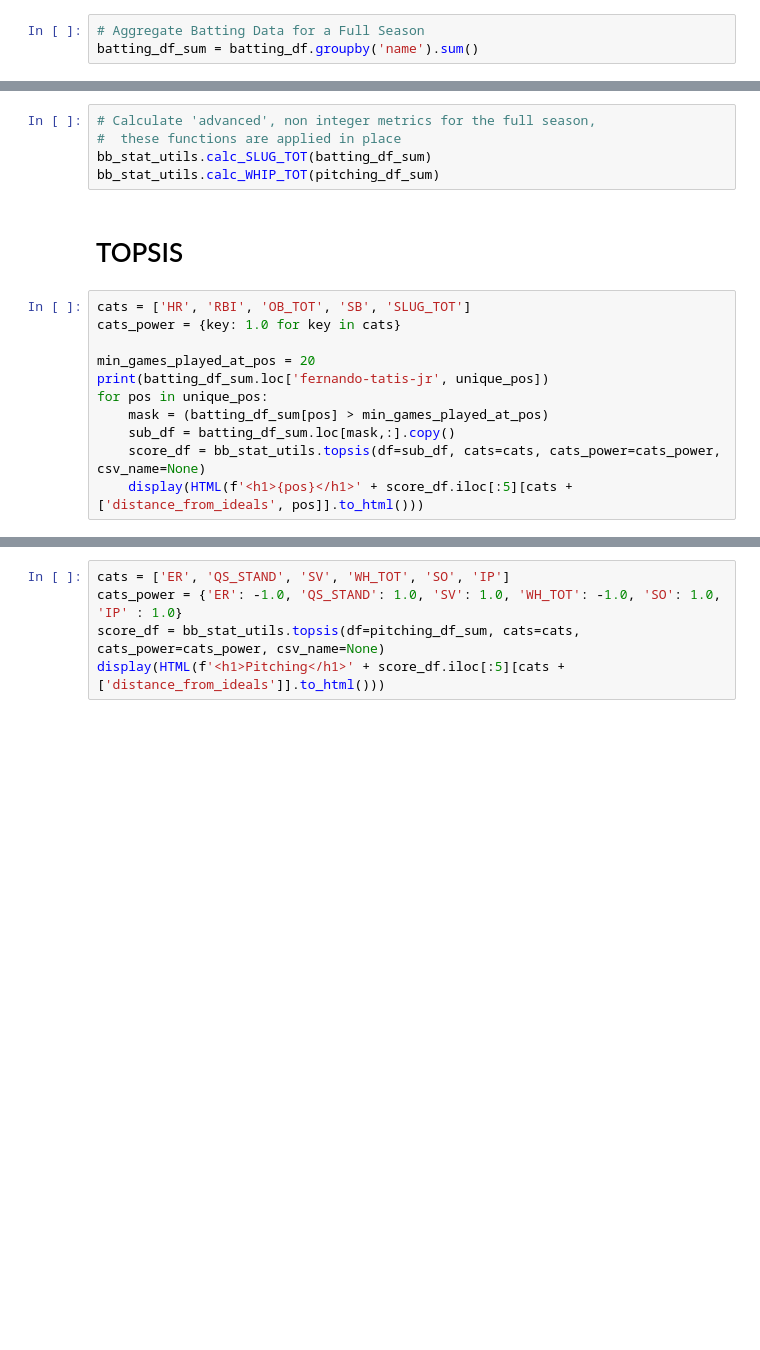
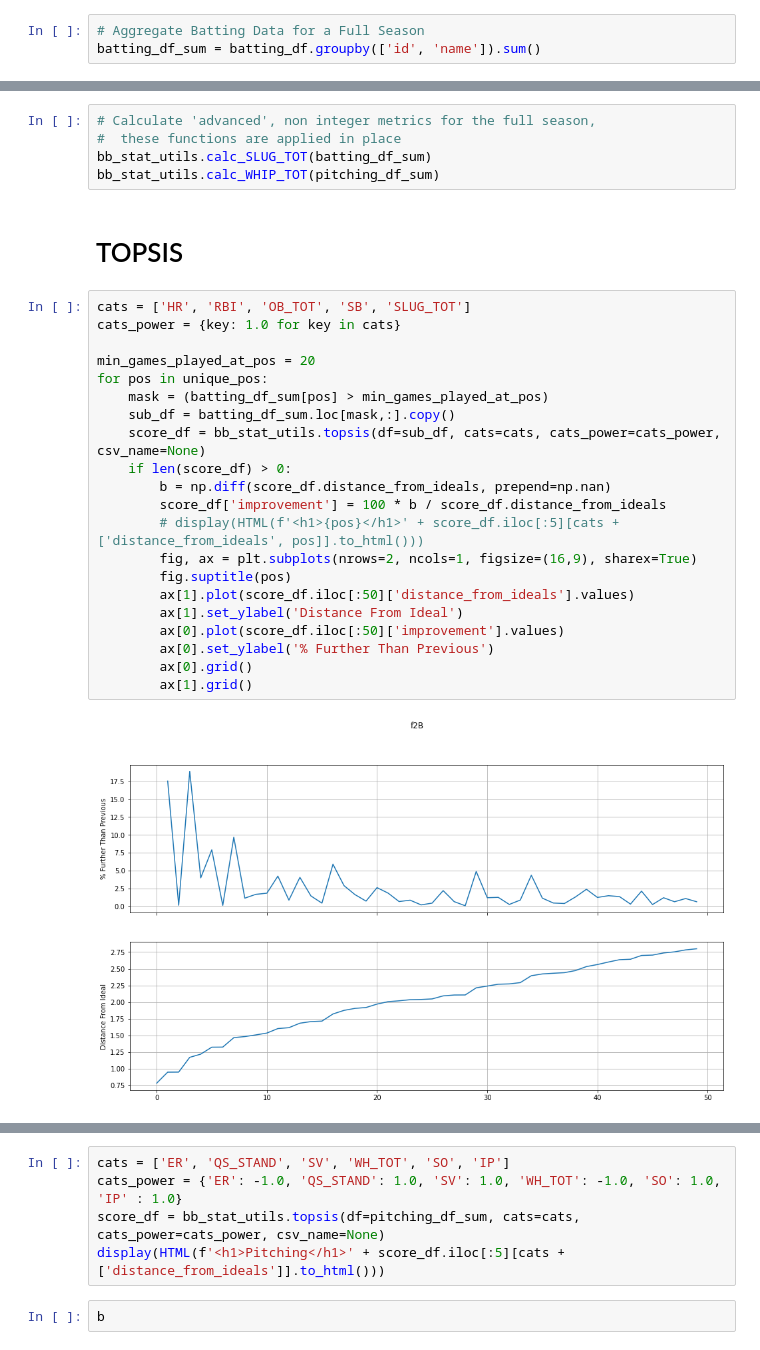
Before and after one commit to Zach1L/demos, a Jupyter notebook: baseball_stats/2021_MLB_stats.ipynb, the cells around one changed output, grey strips where cells are left out. Drawn from its saved outputs; the diff is of its cells as text; blank space fills up the shorter version.

Commit message:
groupby unique id add graphs

```diff
--- a/baseball_stats/2021_MLB_stats.ipynb
+++ b/baseball_stats/2021_MLB_stats.ipynb
@@ -49,6 +76,6 @@ batting_df.loc[batting_df['name'].str.contains('tatis-jr'), unique_pos].sum()
 # %%
 # Aggregate Batting Data for a Full Season
-batting_df_sum = batting_df.groupby('name').sum()
+batting_df_sum = batting_df.groupby(['id', 'name']).sum()
 # %%
 # Clean Pitching Data
 pitching_df = pd.read_sql('SELECT * FROM pit', con=conn)
@@ -68,11 +95,23 @@ bb_stat_utils.calc_WHIP_TOT(pitching_df_sum)
 # %%
 cats = ['HR', 'RBI', 'OB_TOT', 'SB', 'SLUG_TOT']
 cats_power = {key: 1.0 for key in cats}
 
 min_games_played_at_pos = 20
-print(batting_df_sum.loc['fernando-tatis-jr', unique_pos])
 for pos in unique_pos:
     mask = (batting_df_sum[pos] > min_games_played_at_pos)
     sub_df = batting_df_sum.loc[mask,:].copy()
     score_df = bb_stat_utils.topsis(df=sub_df, cats=cats, cats_power=cats_power,  csv_name=None)
-    display(HTML(f'<h1>{pos}</h1>' + score_df.iloc[:5][cats + ['distance_from_ideals', pos]].to_html()))
+    if len(score_df) > 0:
+        b = np.diff(score_df.distance_from_ideals, prepend=np.nan)
+        score_df['improvement'] = 100 * b / score_df.distance_from_ideals
+        # display(HTML(f'<h1>{pos}</h1>' + score_df.iloc[:5][cats + ['distance_from_ideals', pos]].to_html()))
+        fig, ax = plt.subplots(nrows=2, ncols=1, figsize=(16,9), sharex=True)
+        fig.suptitle(pos)
+        ax[1].plot(score_df.iloc[:50]['distance_from_ideals'].values)
+        ax[1].set_ylabel('Distance From Ideal')
+        ax[0].plot(score_df.iloc[:50]['improvement'].values)
+        ax[0].set_ylabel('% Further Than Previous')
+        ax[0].grid()
+        ax[1].grid()
+# %% [output]
+[figure, added]
@@ -81,3 +130,5 @@ cats = ['ER', 'QS_STAND', 'SV', 'WH_TOT', 'SO', 'IP']
 cats_power = {'ER': -1.0, 'QS_STAND': 1.0, 'SV': 1.0, 'WH_TOT': -1.0, 'SO': 1.0, 'IP' : 1.0}
 score_df = bb_stat_utils.topsis(df=pitching_df_sum, cats=cats, cats_power=cats_power, csv_name=None)
 display(HTML(f'<h1>Pitching</h1>' + score_df.iloc[:5][cats + ['distance_from_ideals']].to_html()))
+# %%
+b
```
Also changed, not shown: parts of 5 cells of this notebook.
